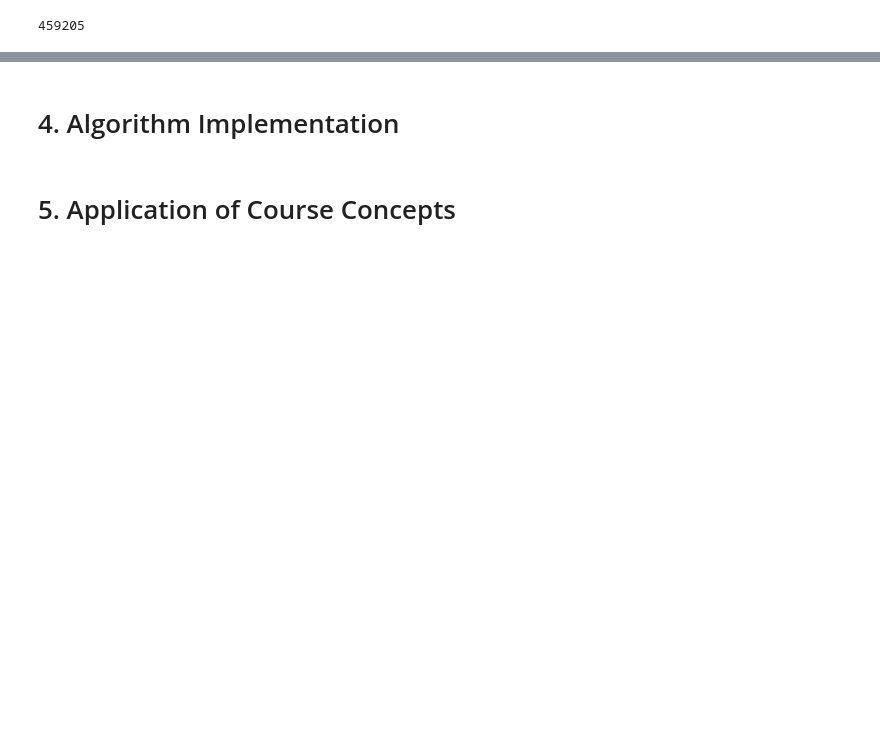
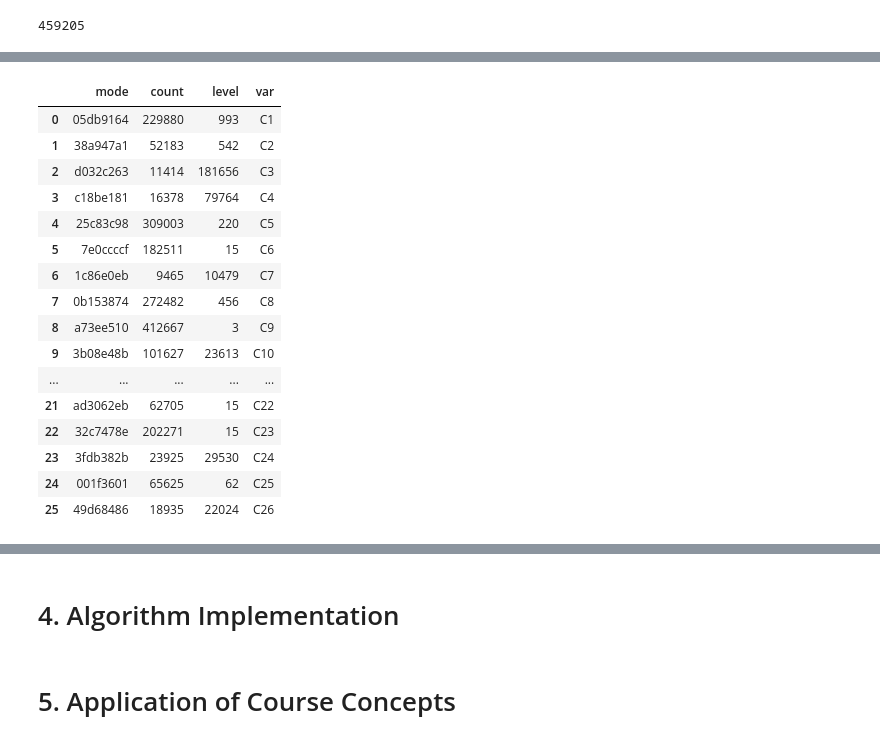
Before and after one commit to ansjory/w261_project, a Jupyter notebook: catherine_fpj_workbook.ipynb, the cells around one changed output, grey strips where cells are left out. Cells and saved outputs as stored; diff of their text form; code cells hidden in the pictures; blank space fills up the shorter version.

```diff
--- a/catherine_fpj_workbook.ipynb
+++ b/catherine_fpj_workbook.ipynb
@@ -201,0 +252,30 @@ for i in range(n):
+# %%
+# look at summary statistics of categorical features in sample (levels, mode)
+cat_summary = pd.DataFrame()
+for i in categorical_features:
+    cached = sample.groupBy(i).count().cache()
+    mode = cached.orderBy('count', ascending=0).filter(i + "!=''").limit(1).toPandas()
+    level = cached.count()
+    mode['level'] = level
+    mode['var'] = i
+    mode.rename(columns={i:'mode'}, inplace=True)
+    cat_summary = cat_summary.append(mode, ignore_index = True)
+cat_summary
+# %% [output]
+|  | mode | count | level | var |
+| 0 | 05db9164 | 229880 | 993 | C1 |
+| 1 | 38a947a1 | 52183 | 542 | C2 |
+| 2 | d032c263 | 11414 | 181656 | C3 |
+| 3 | c18be181 | 16378 | 79764 | C4 |
+| 4 | 25c83c98 | 309003 | 220 | C5 |
+| 5 | 7e0ccccf | 182511 | 15 | C6 |
+| 6 | 1c86e0eb | 9465 | 10479 | C7 |
+| 7 | 0b153874 | 272482 | 456 | C8 |
+| 8 | a73ee510 | 412667 | 3 | C9 |
+| 9 | 3b08e48b | 101627 | 23613 | C10 |
+| ... | ... | ... | ... | ... |
+| 21 | ad3062eb | 62705 | 15 | C22 |
+| 22 | 32c7478e | 202271 | 15 | C23 |
+| 23 | 3fdb382b | 23925 | 29530 | C24 |
+| 24 | 001f3601 | 65625 | 62 | C25 |
+| 25 | 49d68486 | 18935 | 22024 | C26 |
```
Also changed, not shown: parts of 23 cells of this notebook.
